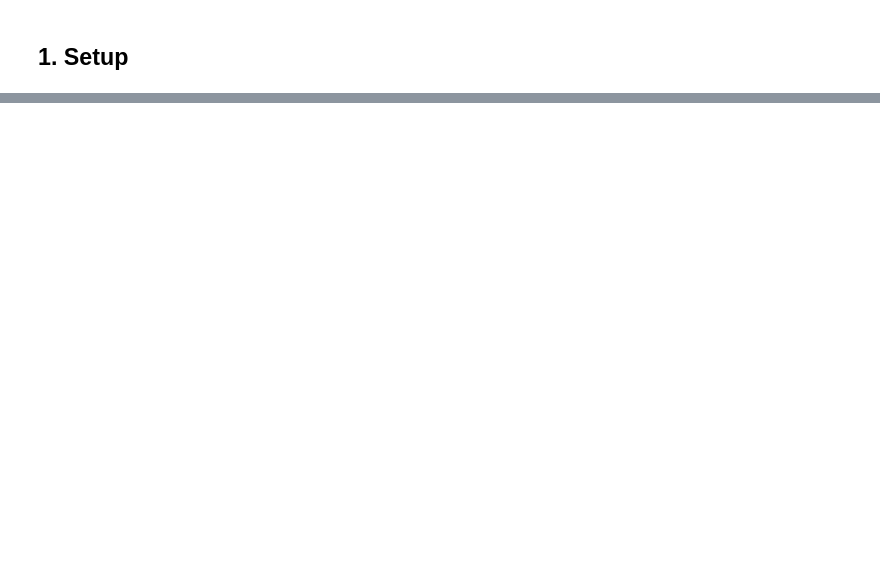
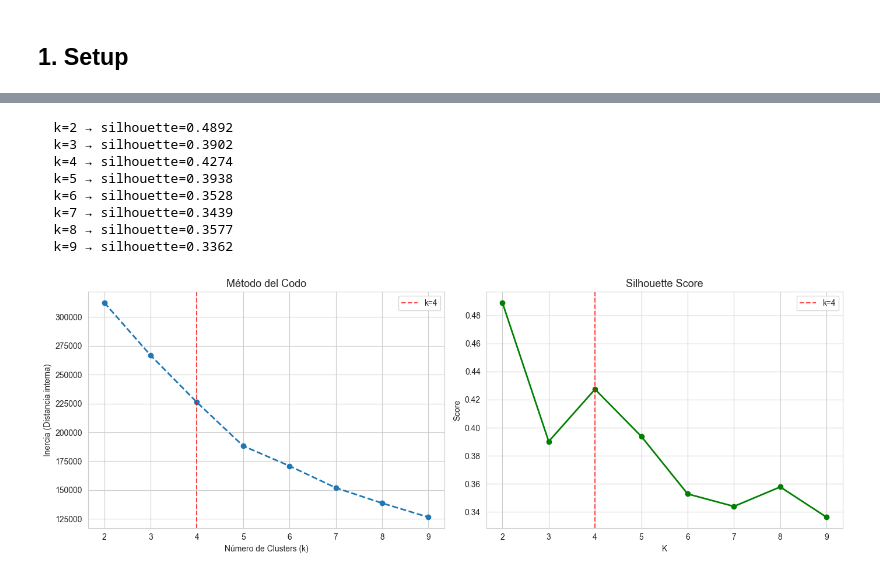
Before and after one commit to jdrincone/euro-supermercados, a Jupyter notebook: notebooks/02_segmentacion_clientes.ipynb, the cells around one changed output, grey strips where cells are left out. Saved outputs shown, nothing was run; the diff lists cells and outputs as text; code cells hidden in the pictures; blank space fills up the shorter version.

```diff
--- a/notebooks/02_segmentacion_clientes.ipynb
+++ b/notebooks/02_segmentacion_clientes.ipynb
@@ -615,0 +267,48 @@ uv run python src/train_recommender_by_clustering.py --config params.yaml
+# %%
+# Escalar features
+scaler = StandardScaler()
+X_scaled = scaler.fit_transform(user_features)
+df_scaled = pd.DataFrame(X_scaled, columns=FEATURE_COLS, index=user_features.index)
+
+# Selección de K
+k_range = range(2, 10)
+inertias = []
+silhouettes = []
+sample_size = min(5000, len(X_scaled))
+
+for k in k_range:
+    km = KMeans(n_clusters=k, random_state=SEED, n_init=10)
+    labels = km.fit_predict(X_scaled)
+    inertias.append(km.inertia_)
+    sil = silhouette_score(X_scaled, labels, sample_size=sample_size)
+    silhouettes.append(sil)
+    print(f"  k={k} → silhouette={sil:.4f}")
+
+fig, (ax1, ax2) = plt.subplots(1, 2, figsize=(14, 5))
+ax1.plot(k_range, inertias, marker="o", linewidth=2, linestyle="--")
+ax1.axvline(N_CLUSTERS, color="red", linestyle="--", alpha=0.7, label=f"k={N_CLUSTERS}")
+ax1.set_title("Método del Codo", fontsize=13)
+ax1.set_xlabel("Número de Clusters (k)")
+ax1.set_ylabel("Inercia (Distancia interna)")
+ax1.legend()
+ax1.grid(True)
+
+ax2.plot(k_range, silhouettes, marker="o", color="green", linewidth=2)
+ax2.axvline(N_CLUSTERS, color="red", linestyle="--", alpha=0.7, label=f"k={N_CLUSTERS}")
+ax2.set_title("Silhouette Score", fontsize=13)
+ax2.set_xlabel("K")
+ax2.set_ylabel("Score")
+ax2.legend()
+
+plt.tight_layout()
+plt.show()
+# %% [output]
+  k=2 → silhouette=0.4892
+  k=3 → silhouette=0.3902
+  k=4 → silhouette=0.4274
+  k=5 → silhouette=0.3938
+  k=6 → silhouette=0.3528
+  k=7 → silhouette=0.3439
+  k=8 → silhouette=0.3577
+  k=9 → silhouette=0.3362
+[figure, added]
```
Also changed, not shown: parts of 60 cells of this notebook, 3 other files.
